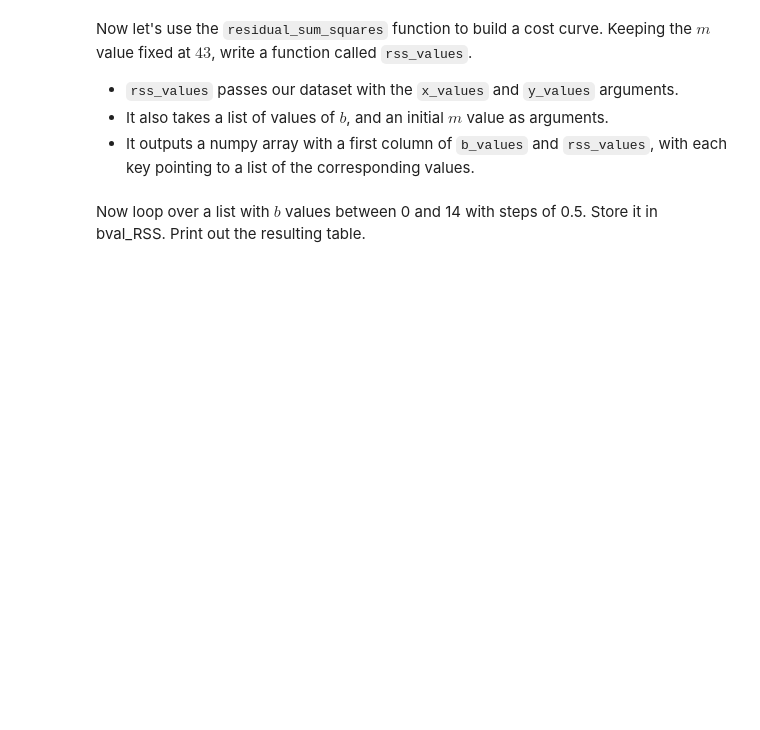
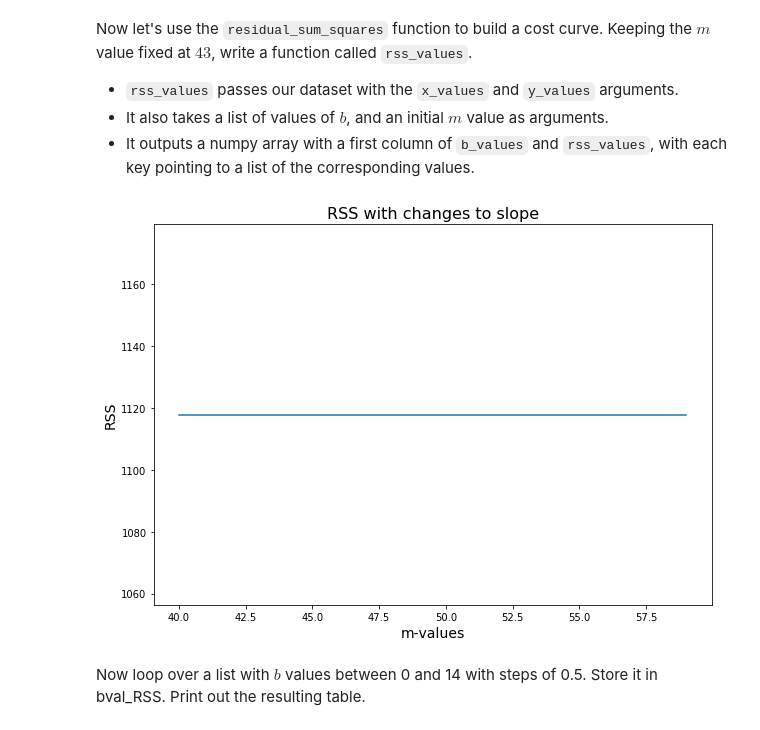
Before and after one commit to Laura-ShummonMaass/dsc-2-14-12-gradient-descent-step-sizes-lab-seattle-ds-career-040119, a Jupyter notebook: index.ipynb, the cells around one changed output. Saved outputs shown, nothing was run; the diff lists cells and outputs as text; code cells hidden in the pictures; blank space fills up the shorter version.

```diff
--- a/index.ipynb
+++ b/index.ipynb
@@ -72,16 +72,18 @@ Now let's use the `residual_sum_squares` function to build a cost curve.  Keepin
 # %%
 #def rss_values(x_values, y_values, m, b_values):
 
 table = np.zeros((20,2))
 for idx, val in enumerate(range(40, 60)):
     table[idx,0] = val
-    table[idx,1] = residual_sum_squares(x, y, , 1.319)
+    table[idx,1] = residual_sum_squares(x, y, 43, 12)
 
 plt.figure(figsize=(10,7))
 plt.plot(table[:,0], table[:,1], '-')
 plt.xlabel("m-values", fontsize=14)
 plt.ylabel("RSS", fontsize=14)
 plt.title("RSS with changes to slope", fontsize=16);
+# %% [output]
+[figure, added]
 # %% [markdown]
 Now loop over a list with $b$ values between 0 and 14 with steps of 0.5. Store it in bval_RSS. Print out the resulting table.
 # %%
```
